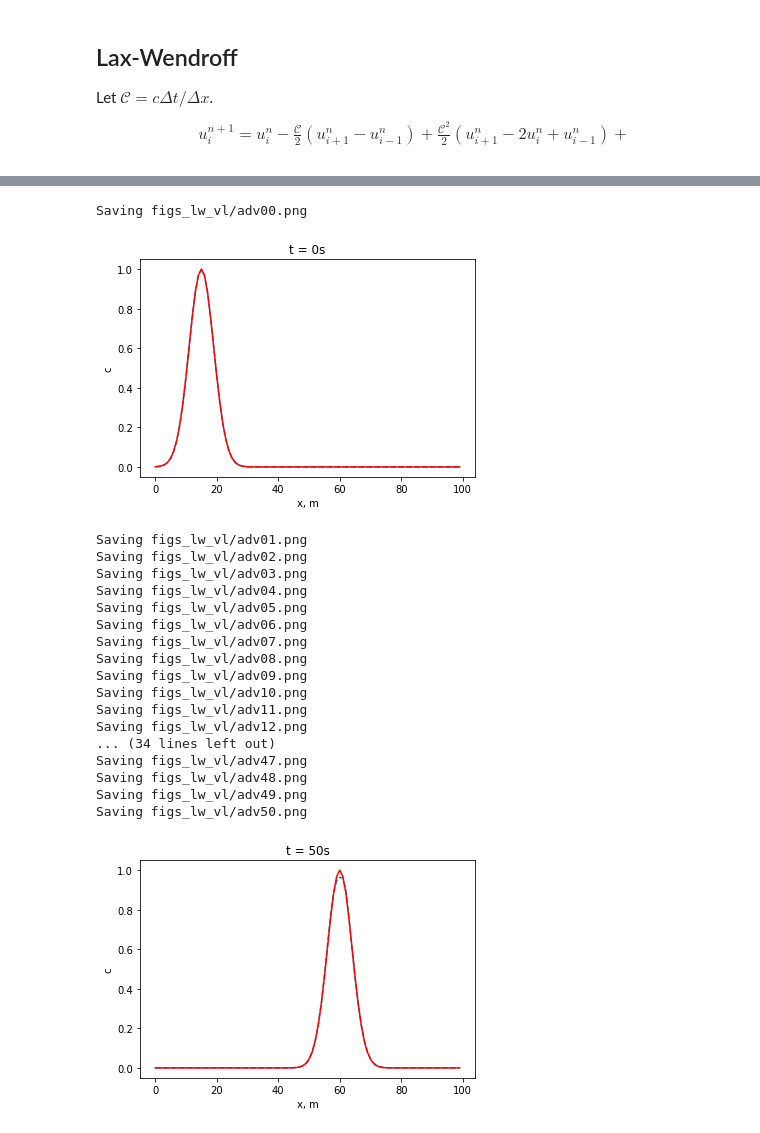
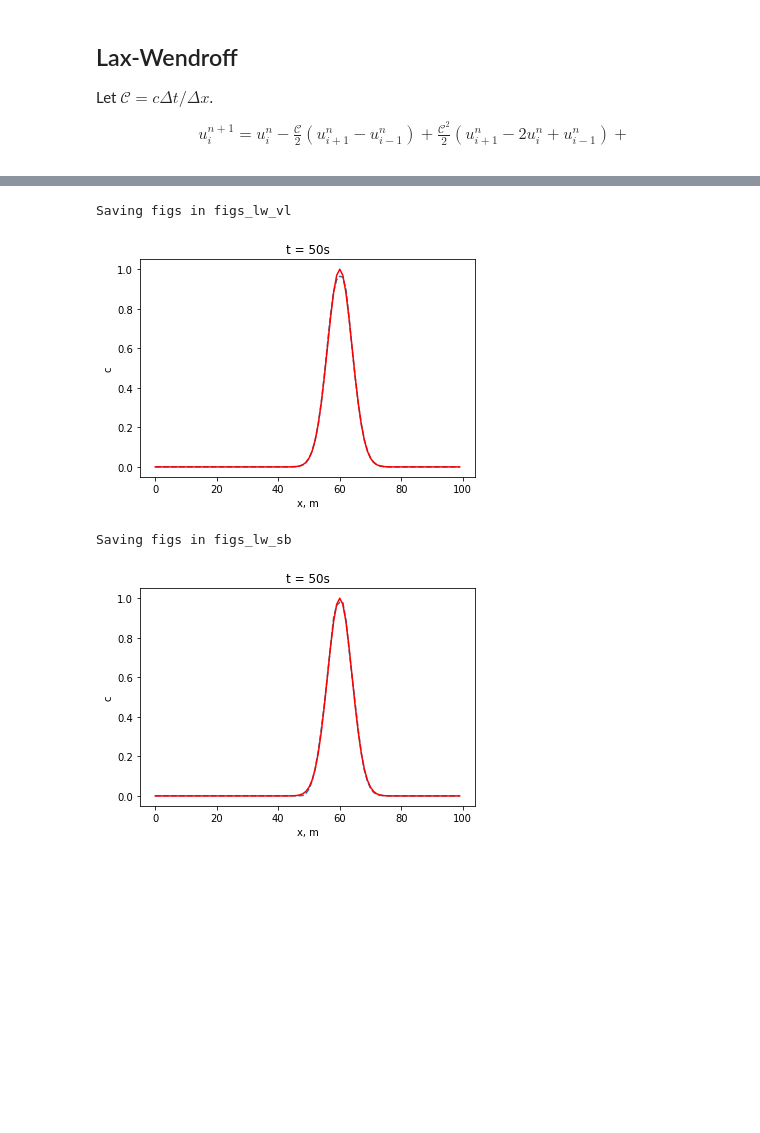
Before and after one commit to tdcwilliams/pywave, a Jupyter notebook: notebooks/energy_transport/advection.ipynb, the cells around one changed output, grey strips where cells are left out. Drawn from its saved outputs; the diff is of its cells as text; code cells hidden in the pictures; blank space fills up the shorter version.

Commit message:
simplify Advect1D class and running of advection in notebook

```diff
--- a/notebooks/energy_transport/advection.ipynb
+++ b/notebooks/energy_transport/advection.ipynb
@@ -147,8 +278,4 @@ Saving figs_fou/adv00.png
 [figure]
 # %%
-u = np.copy(u0)
-for n in range(50):
-    plt.close()
-    u = adv.advect(u, c)
-    plot_step(x, u, c, n+1,  dt, outdir)
+run(adv, u0, c, x, outdir)
 # %% [output]
@@ -172,7 +283,8 @@ Saving figs_fou/adv50.png
 [figure]
 # %%
-adv = AdvectLaxFriedrichs1D(dx, dt)
+adv = Advect1D(dx, dt, scheme='lax_friedrichs')
 outdir = 'figs_lf'
 os.makedirs(outdir, exist_ok=True)
-plot_step(x, u0, c, 0,  dt, outdir)
+# plot_step(x, u0, c, 0,  dt, outdir)
+run(adv, u0, c, x, outdir)
 # %% [output]
@@ -206,6 +293,7 @@ Saving figs_lf/adv50.png
 # %%
-adv = AdvectLaxWendroff1D(dx, dt)
+adv = Advect1D(dx, dt, scheme='lax_wendroff')
 outdir = 'figs_lw'
 os.makedirs(outdir, exist_ok=True)
-plot_step(x, u0, c, 0,  dt, outdir)
+# plot_step(x, u0, c, 0,  dt, outdir)
+run(adv, u0, c, x, outdir)
 # %% [output]
@@ -239,33 +302,18 @@ Saving figs_lw/adv50.png
 # %%
-adv = AdvectLaxWendroff1D(dx, dt, limiter='van_leer')
+adv = Advect1D(dx, dt, scheme='lax_wendroff', limiter='van_leer')
 outdir = 'figs_lw_vl'
 os.makedirs(outdir, exist_ok=True)
-plot_step(x, u0, c, 0,  dt, outdir)
+# plot_step(x, u0, c, 0,  dt, outdir)
+run(adv, u0, c, x, outdir)
 # %% [output]
-Saving figs_lw_vl/adv00.png
+Saving figs in figs_lw_vl
-[figure, old version]
+[figure, new version]
 # %%
-u = np.copy(u0)
-for n in range(50):
-    plt.close()
-    u = adv.advect(u, c)
-    plot_step(x, u, c, n+1,  dt, outdir)
+adv = Advect1D(dx, dt, scheme='lax_wendroff', limiter='superbee')
+outdir = 'figs_lw_sb'
+os.makedirs(outdir, exist_ok=True)
+# plot_step(x, u0, c, 0,  dt, outdir)
+run(adv, u0, c, x, outdir)
 # %% [output]
-Saving figs_lw_vl/adv01.png
-Saving figs_lw_vl/adv02.png
-Saving figs_lw_vl/adv03.png
-Saving figs_lw_vl/adv04.png
-Saving figs_lw_vl/adv05.png
-Saving figs_lw_vl/adv06.png
-Saving figs_lw_vl/adv07.png
-Saving figs_lw_vl/adv08.png
-Saving figs_lw_vl/adv09.png
-Saving figs_lw_vl/adv10.png
-Saving figs_lw_vl/adv11.png
-Saving figs_lw_vl/adv12.png
-... (34 lines left out)
-Saving figs_lw_vl/adv47.png
-Saving figs_lw_vl/adv48.png
-Saving figs_lw_vl/adv49.png
-Saving figs_lw_vl/adv50.png
+Saving figs in figs_lw_sb
-[figure, old version]
+[figure, new version]
```
Also changed, not shown: parts of 12 cells of this notebook.
